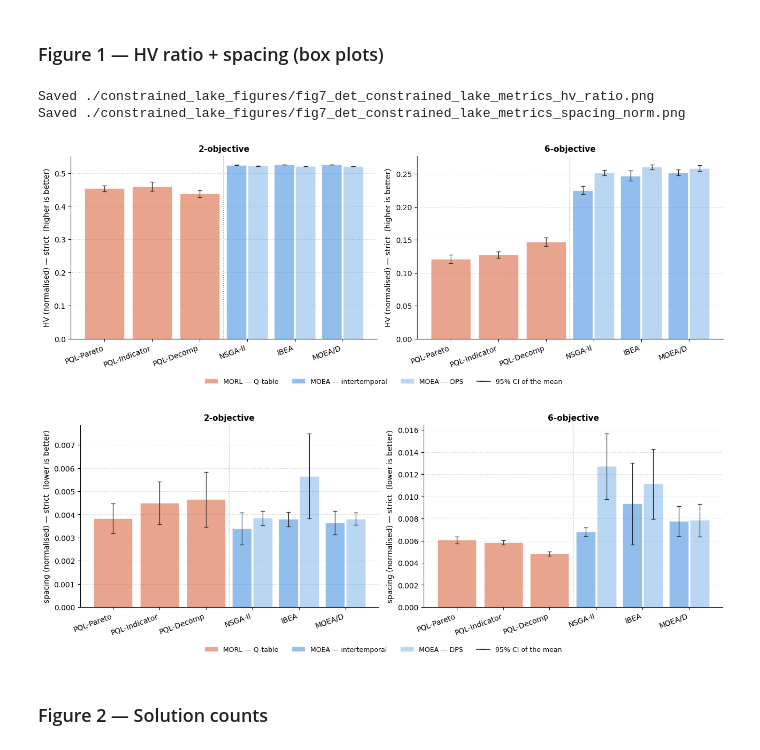
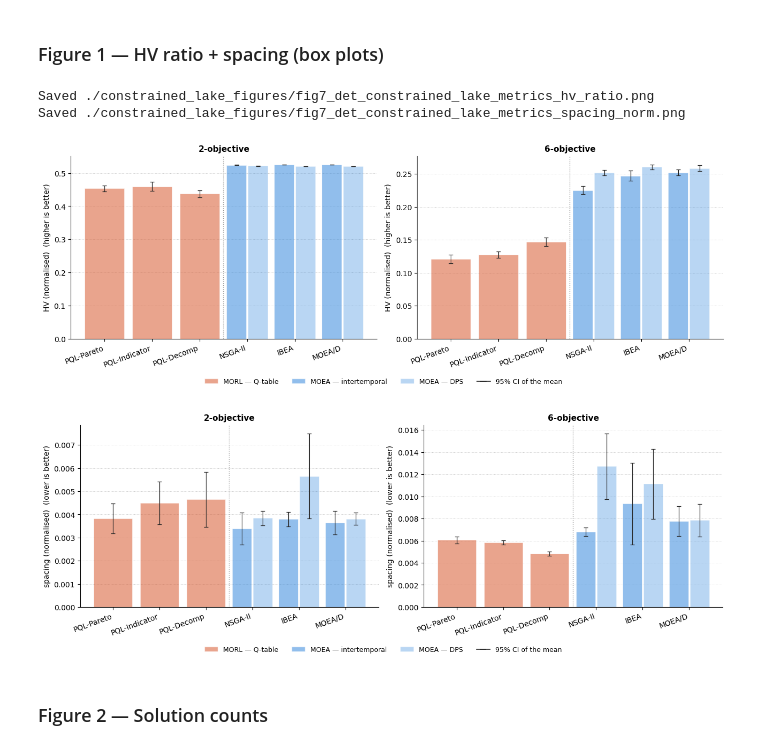
Before and after one commit to Hardy-Pei01/method_selection, a Jupyter notebook: analysis_1/constrained_lake_analysis_strict.ipynb, the cells around one changed output. Drawn from its saved outputs; the diff is of its cells as text; code cells hidden in the pictures.

Commit message:
Fix figure y-labels

```diff
--- a/analysis_1/constrained_lake_analysis_strict.ipynb
+++ b/analysis_1/constrained_lake_analysis_strict.ipynb
@@ -90,17 +90,17 @@ MOEA     MOEA/D        dps_single                       6   10          0.0
 ### Figure 1 — HV ratio + spacing (box plots)
 # %%
 A.figure_metrics_separate(
-    df, metrics=METRICS, n_objs=N_OBJS, modes=MODES,
+    df, metrics=METRICS, n_objs=N_OBJS, modes=MODES, mode_in_label=False,
     condition_style=CONDITION_STYLE,
     condition_label=CONDITION_LABEL,
     condition_order=CONDITION_ORDER,
     # suptitle='MORL vs MOEA — deterministic constrained lake (closed-loop)',
     out_path=os.path.join(OUT_DIR, 'fig7_det_constrained_lake_metrics.png'))
 # %% [output]
 Saved ./constrained_lake_figures/fig7_det_constrained_lake_metrics_hv_ratio.png
 Saved ./constrained_lake_figures/fig7_det_constrained_lake_metrics_spacing_norm.png
-[figure, old version]
+[figure, new version]
-[figure, old version]
+[figure, new version]
 # %% [markdown]
 ### Figure 2 — Solution counts
 # %%
```
Also changed, not shown: 1 other file.
